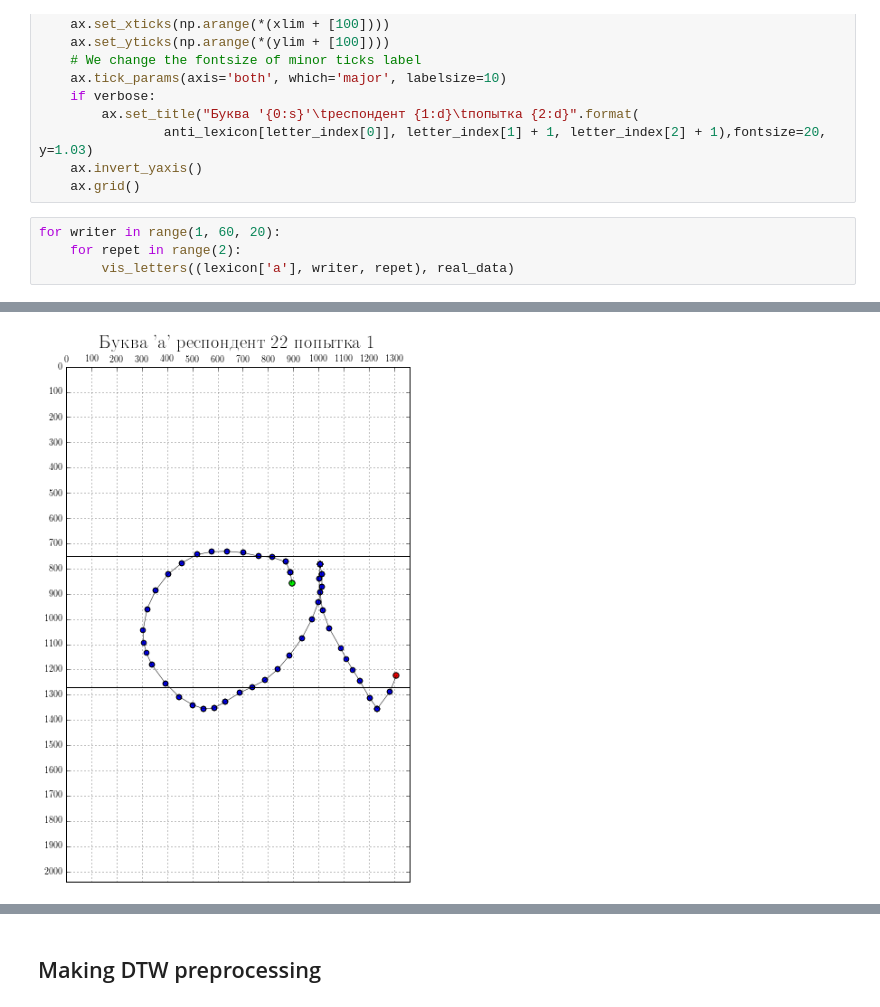
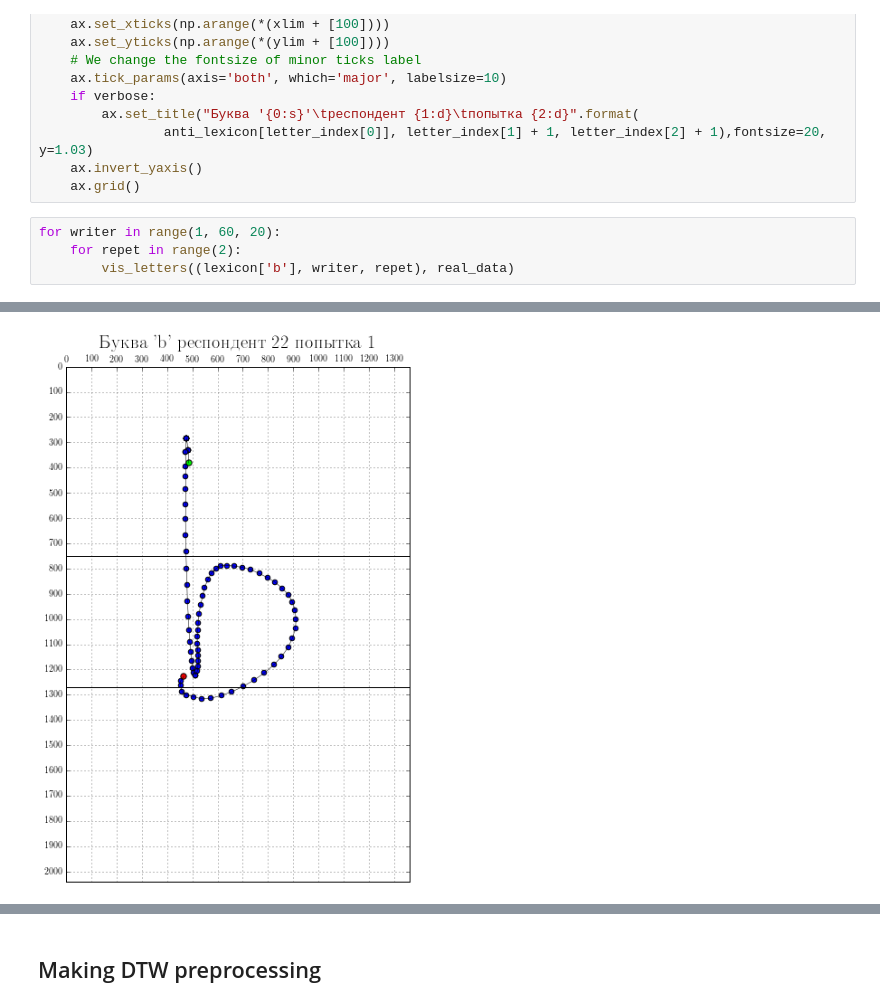
Before and after one commit to kvas7andy/OHR_SmoothSVM, a Jupyter notebook: KV_hw/KV_hw_svm_1.ipynb, the cells around one changed output, grey strips where cells are left out. Drawn from its saved outputs; the diff is of its cells as text.

```diff
--- a/KV_hw/KV_hw_svm_1.ipynb
+++ b/KV_hw/KV_hw_svm_1.ipynb
@@ -165,5 +164,5 @@ def vis_letters(letter_index, real_data,frame=frame_size, ratio=UJI_ratio, vert_
 # %%
 for writer in range(1, 60, 20):
     for repet in range(2):
-        vis_letters((lexicon['a'], writer, repet), real_data)
+        vis_letters((lexicon['b'], writer, repet), real_data)
 # %% [output]
@@ -172 +171 @@ for writer in range(1, 60, 20):
-[figure, old version]
+[figure, new version]
```
Also changed, not shown: parts of 14 cells of this notebook, 2 other files.
